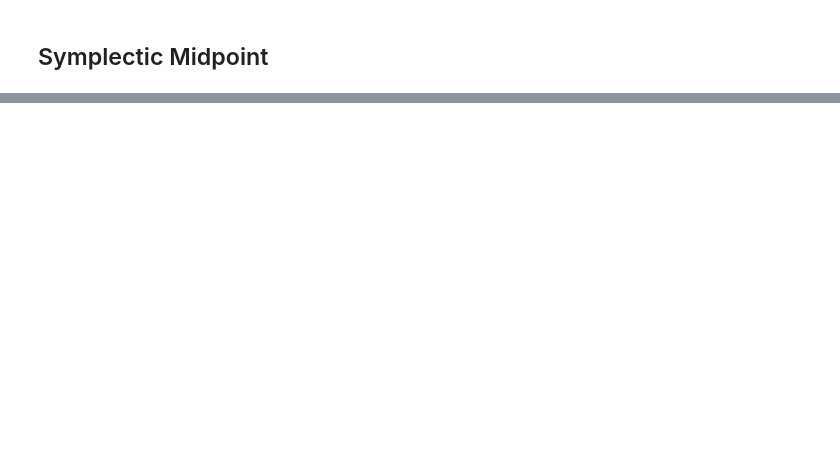
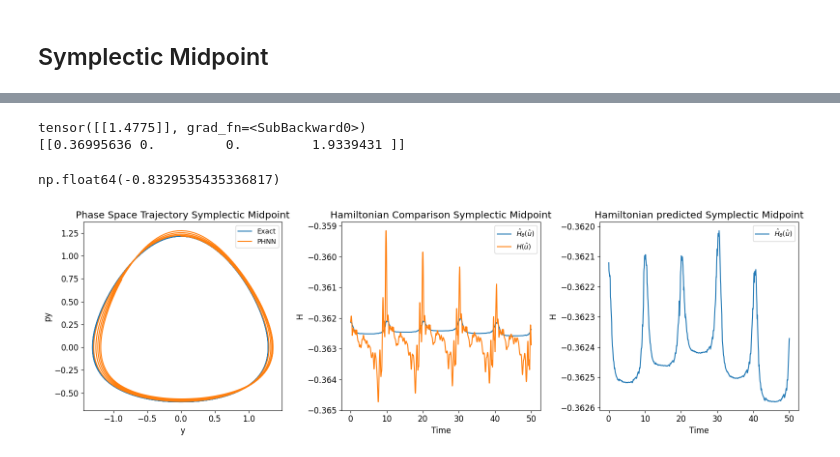
Before and after one commit to sannejamila/HamiltonianNeuralNetwork_HenonHeiles, a Jupyter notebook: KeplerSystem.ipynb, the cells around one changed output, grey strips where cells are left out. Drawn from its saved outputs; the diff is of its cells as text; code cells hidden in the pictures; blank space fills up the shorter version.

```diff
--- a/KeplerSystem.ipynb
+++ b/KeplerSystem.ipynb
@@ -221,0 +280,45 @@ plt.show()
+# %%
+
+C =model_symp.Hamiltonian(torch.tensor(u0s, dtype = torch.float32))- sys.Hamiltonian(u0s.squeeze(0))
+
+print(C)
+print(u0s)
+sys.Hamiltonian(u0s.squeeze(0))
+# %% [output]
+tensor([[1.4775]], grad_fn=<SubBackward0>)
+[[0.36995636 0.         0.         1.9339431 ]]
+np.float64(-0.8329535435336817)
+# %%
+
+fig, ax = plt.subplots(1, 3, figsize=(16, 5))
+y, py = u_exact[0][:, 1], u_exact[0][:, 3]
+ax[0].plot(y, py, label="Exact")
+y, py = u_phnn_symp[0][:, 1], u_phnn_symp[0][:, 3]
+ax[0].plot(y, py, label="PHNN")
+ax[0].set_xlabel("y")
+ax[0].set_ylabel("py")
+ax[0].set_title("Phase Space Trajectory Symplectic Midpoint")
+ax[0].legend()
+
+
+#ax[1].plot(t, H_exact, label="H(u)")
+ax[1].plot(t, H_symp_nn, label=r"$\hat{H}_{\theta}(\hat u)$")
+ax[1].plot(t, H_exact_pred,  label=r"$H(\hat u)$")
+#ax[1].plot(t, H_nn_exact, label=r"$\hat{H}_{\theta}(u)$")
+ax[1].set_xlabel("Time")
+ax[1].set_ylabel("H")
+ax[1].set_title("Hamiltonian Comparison Symplectic Midpoint")
+ax[1].legend()
+
+
+
+ax[2].plot(t, H_symp_nn, label=r"$\hat{H}_{\theta}(\hat u)$")
+ax[2].set_xlabel("Time")
+ax[2].set_ylabel("H")
+ax[2].set_title("Hamiltonian predicted Symplectic Midpoint")
+ax[2].legend()
+
+plt.tight_layout()
+plt.show()
+# %% [output]
+[figure, added]
```
Also changed, not shown: parts of 7 cells of this notebook, 5 other files.
